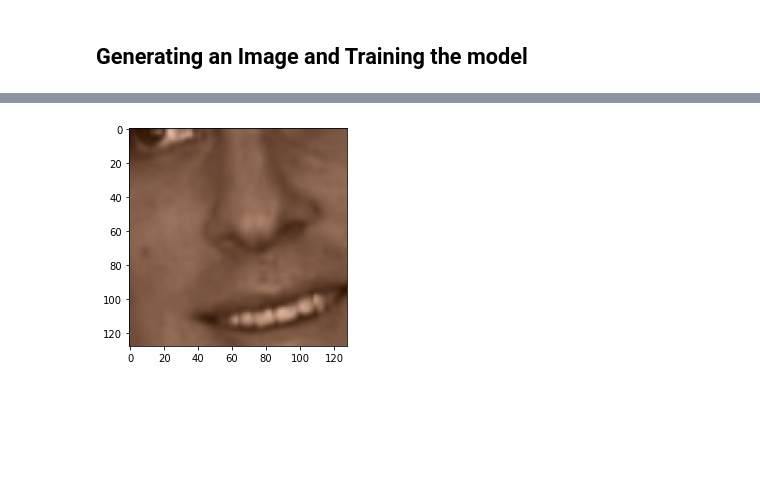
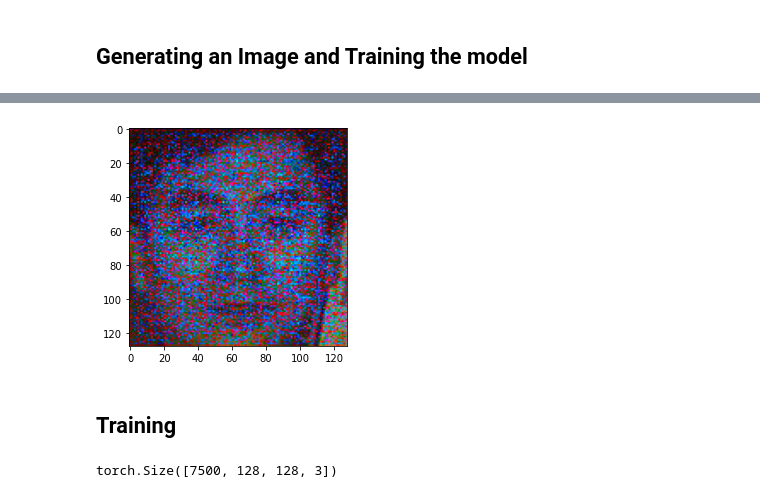
Before and after one commit to devin4412/Project2ImageColorization, a Jupyter notebook: Colorization.ipynb, the cells around one changed output, grey strips where cells are left out. Drawn from its saved outputs; the diff is of its cells as text; code cells hidden in the pictures; blank space fills up the shorter version.

Commit message:
Training complete

```diff
--- a/Colorization.ipynb
+++ b/Colorization.ipynb
@@ -151,11 +151,14 @@ def displayImage(data):
 data, numImgs = loadImgsToList()
 sf = 10
 
-tensor = populateAndScaleDataset(data, numImgs, sf, False)
+
+origTensor = createTensor(data, numImgs)
+origLabTensor = convertToLab(origTensor, False) #KEEP FALSE
+scaledTensor = populateAndScaleDataset(data, numImgs, sf, False)
 # %%
-dataset = convertToLab(tensor, False) #convert color space (prev 2 functions also save files)
+scaledLabTensor = convertToLab(scaledTensor, False) #convert color space (prev 2 functions also save files)
 # %%
-dataset = shuffleTensor(dataset, numImgs*sf) #Shuffle after saving to preserve order in files (cataloging purposes)
+dataset = shuffleTensor(scaledLabTensor, numImgs*sf) #Shuffle after saving to preserve order in files (cataloging purposes)
 # %% [markdown]
 ### Regressor Section
 # %%
@@ -186,8 +189,8 @@ def splitChannelsAsTensors(dataset):
 
     for i in range(len(dataset)):
         L[i] = dataset[i][0]/100
-        a[i] = dataset[i][1]
-        b[i] = dataset[i][2]
+        a[i] = dataset[i][1]/128
+        b[i] = dataset[i][2]/128
 
     L = L.reshape(len(dataset), 128, 128, 1)
     a = a.reshape(len(dataset), 128, 128, 1)
@@ -203,7 +206,7 @@ def getAverageFromTensor(tensor):
     for i in range(num):
         count += temp[i]
 
-    avg = (100*count)/num
+    avg = (count)/num
     return avg
 
 def runNetwork(dataset):
@@ -301,19 +290,42 @@ torch.Size([1, 2, 128, 128]) tensor([[[[12.6333, 11.3689, 12.0224,  ..., 11.2744
 # %%
 newA = torch.zeros((1, 128, 128))
 newB = torch.zeros((1, 128, 128))
 newL = torch.zeros((1, 128, 128))
 
-newA = result[0][0][:][:].detach().reshape(1, 128, 128)
-newB = result[0][1][:][:].detach().reshape(1, 128, 128)
+newA = result[0][0][:][:].detach().reshape(1, 128, 128)*128
+newB = result[0][1][:][:].detach().reshape(1, 128, 128)*128
 newL = dataL[0][0][0][:][:].reshape(1, 128, 128)*100
 
 newA = newA.permute(1, 2, 0).numpy()
 newB = newB.permute(1, 2, 0).numpy()
 newL = newL.permute(1, 2, 0).numpy()
 
 newImage = cv2.merge((newL, newA, newB))
 newImage = cv2.cvtColor(newImage, cv2.COLOR_LAB2RGB)*255
 
+
 displayImage(newImage)
 # %% [output]
-[figure, old version]
+[figure, new version]
+# %% [markdown]
+## Training
+# %%
+net.train()
+
+print(scaledLabTensor.shape)
+
+def createBatchedDataset(tensorToBatch, numInBatch):
+    newLen = len(tensorToBatch)//numInBatch
+    size = (newLen, numInBatch, 1, 128, 128)
+    #(750, 10, 1, 128, 128)
+
+    tensorToReturn = torch.zeros(size)
+
+    for i in range(newLen):
+        for j in range(numInBatch):
+            num = (i * numInBatch) + j
+            tensorToReturn[i][j] = tensorToBatch[num][0]
+
+    return tensorToReturn
+# %% [output]
+torch.Size([7500, 128, 128, 3])
```
Also changed, not shown: parts of 4 cells of this notebook.
